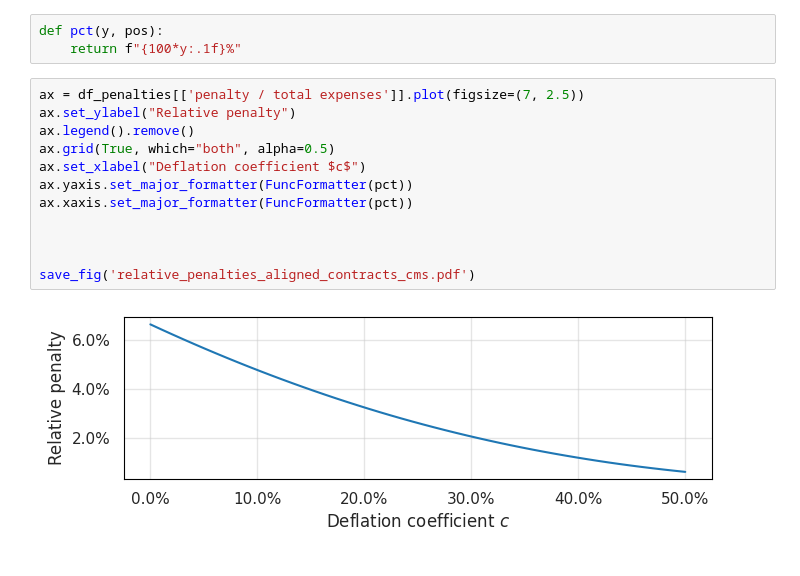
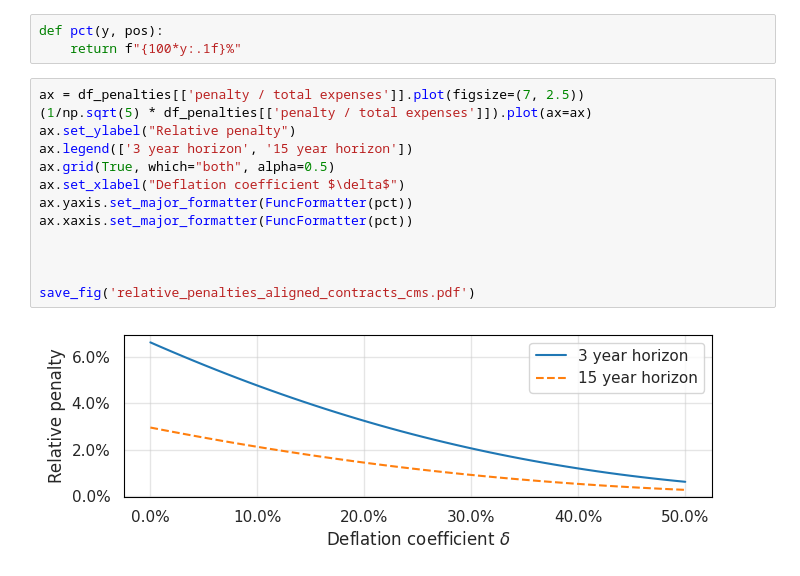
Before and after one commit to sylvaingchassang/generous_dynamic_contracting, a Jupyter notebook: gdc/cms/notebooks/cms_penalties.ipynb, the cells around one changed output. Cells and saved outputs as stored; diff of their text form.

```diff
--- a/gdc/cms/notebooks/cms_penalties.ipynb
+++ b/gdc/cms/notebooks/cms_penalties.ipynb
@@ -52,15 +52,16 @@ def pct(y, pos):
     return f"{100*y:.1f}%"
 # %%
 ax = df_penalties[['penalty / total expenses']].plot(figsize=(7, 2.5))
+(1/np.sqrt(5) * df_penalties[['penalty / total expenses']]).plot(ax=ax)
 ax.set_ylabel("Relative penalty")
-ax.legend().remove()
+ax.legend(['3 year horizon', '15 year horizon'])
 ax.grid(True, which="both", alpha=0.5)
-ax.set_xlabel("Deflation coefficient $c$")
+ax.set_xlabel("Deflation coefficient $\delta$")
 ax.yaxis.set_major_formatter(FuncFormatter(pct))
 ax.xaxis.set_major_formatter(FuncFormatter(pct))
 
 
 
 save_fig('relative_penalties_aligned_contracts_cms.pdf')
 # %% [output]
-[figure, old version]
+[figure, new version]
```
Also changed, not shown: 1 other file.
